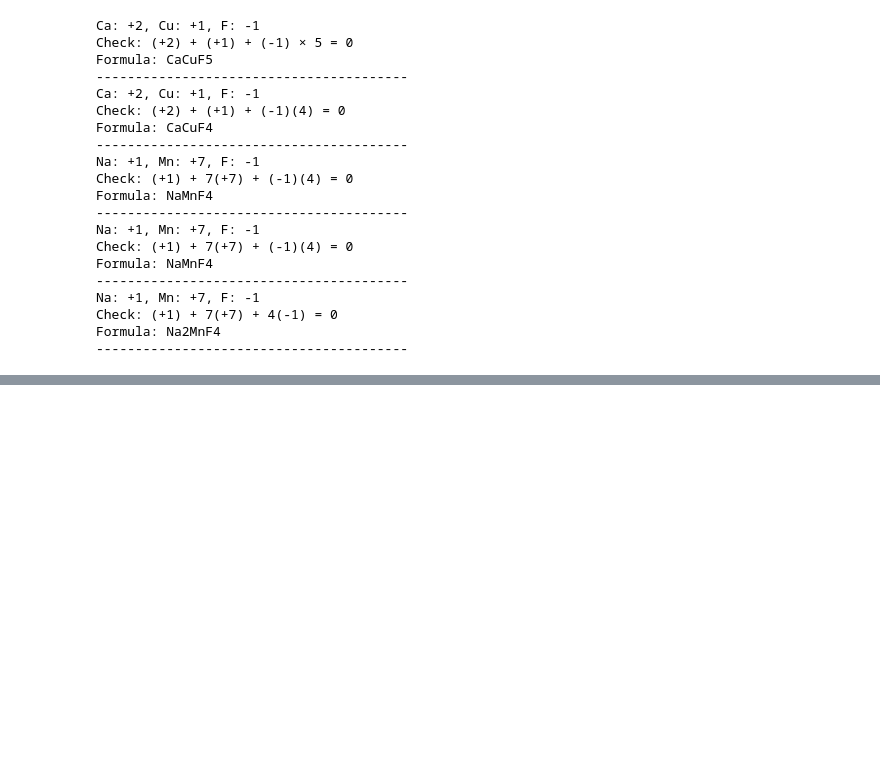
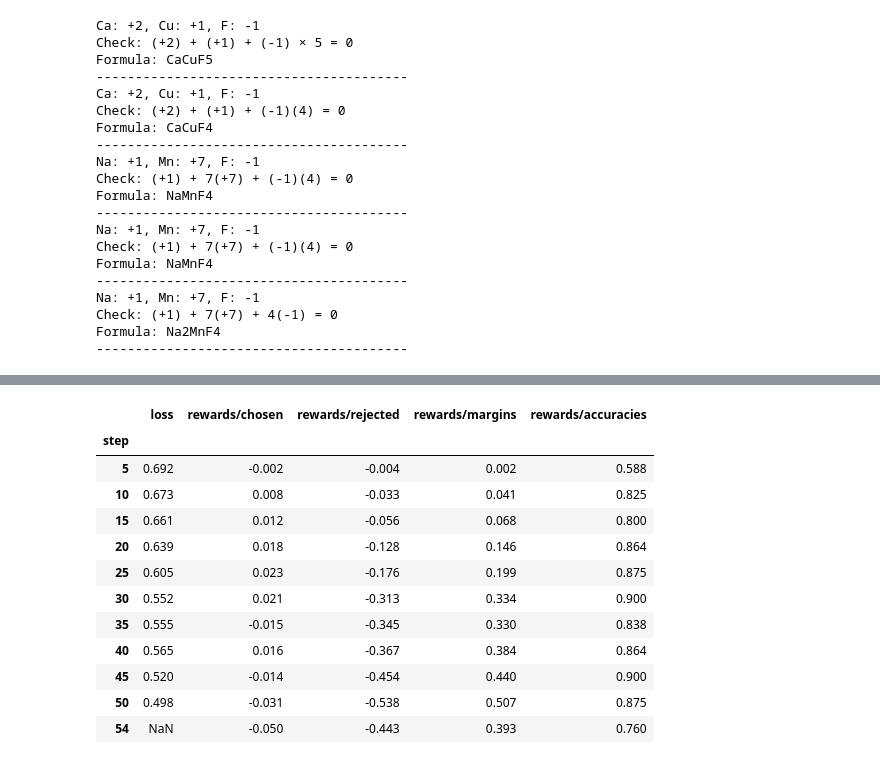
Before and after one commit to FlappyBird3/ValenceLLM, a Jupyter notebook: phase0_3_baseline.ipynb, the cells around one changed output, grey strips where cells are left out. Cells and saved outputs as stored; diff of their text form; code cells hidden in the pictures; blank space fills up the shorter version.

Commit message:
DPO training: beta 0.1, 3 epochs, final loss 0.50

```diff
--- a/phase0_3_baseline.ipynb
+++ b/phase0_3_baseline.ipynb
@@ -306,0 +460,32 @@ Formula: Na2MnF4
+# %%
+# Training settings. LoRA trains small added matrices in the attention layers;
+# DPOConfig sets beta, the learning rate, batch sizes, and Apple-GPU-safe options.
+from peft import LoraConfig
+from trl import DPOConfig, DPOTrainer
+
+lora_config = LoraConfig(r=16, lora_alpha=32, lora_dropout=0.0, task_type="CAUSAL_LM",
+                         target_modules=["q_proj", "k_proj", "v_proj", "o_proj"])
+args = DPOConfig(
+    output_dir="checkpoints/dpo_beta0.1",
+    beta=0.1,
+    learning_rate=2e-5,
+    num_train_epochs=3,
+    per_device_train_batch_size=2,
+    gradient_accumulation_steps=8,
+    warmup_steps=5,
+    max_length=512,
+    logging_steps=5,
+    save_strategy="epoch",
+    bf16=False,
+    optim="adamw_torch",
+    dataloader_pin_memory=False,
+    seed=0,
+)
+# %%
+# Create the trainer and run DPO. The trained LoRA
+# adapter is saved to adapters/.
+trainer = DPOTrainer(model=model, args=args, train_dataset=train_dataset,
+                     processing_class=tok, peft_config=lora_config)
+trainer.model.print_trainable_parameters()
+trainer.train()
+trainer.save_model("adapters/dpo_beta0.1")
@@ -306,0 +508,19 @@ Formula: Na2MnF4
+# %%
+# Show the logged training metrics as a table, one row per logging step.
+cols = ["step", "loss", "rewards/chosen", "rewards/rejected", "rewards/margins", "rewards/accuracies"]
+log = pd.DataFrame([r for r in trainer.state.log_history if "rewards/margins" in r])
+display(log[cols].set_index("step").round(3))
+# %% [output]
+|  | loss | rewards/chosen | rewards/rejected | rewards/margins | rewards/accuracies |
+| step |  |  |  |  |  |
+| 5 | 0.692 | -0.002 | -0.004 | 0.002 | 0.588 |
+| 10 | 0.673 | 0.008 | -0.033 | 0.041 | 0.825 |
+| 15 | 0.661 | 0.012 | -0.056 | 0.068 | 0.800 |
+| 20 | 0.639 | 0.018 | -0.128 | 0.146 | 0.864 |
+| 25 | 0.605 | 0.023 | -0.176 | 0.199 | 0.875 |
+| 30 | 0.552 | 0.021 | -0.313 | 0.334 | 0.900 |
+| 35 | 0.555 | -0.015 | -0.345 | 0.330 | 0.838 |
+| 40 | 0.565 | 0.016 | -0.367 | 0.384 | 0.864 |
+| 45 | 0.520 | -0.014 | -0.454 | 0.440 | 0.900 |
+| 50 | 0.498 | -0.031 | -0.538 | 0.507 | 0.875 |
+| 54 | NaN | -0.050 | -0.443 | 0.393 | 0.760 |
```
Also changed, not shown: parts of 21 cells of this notebook, 2 other files.
